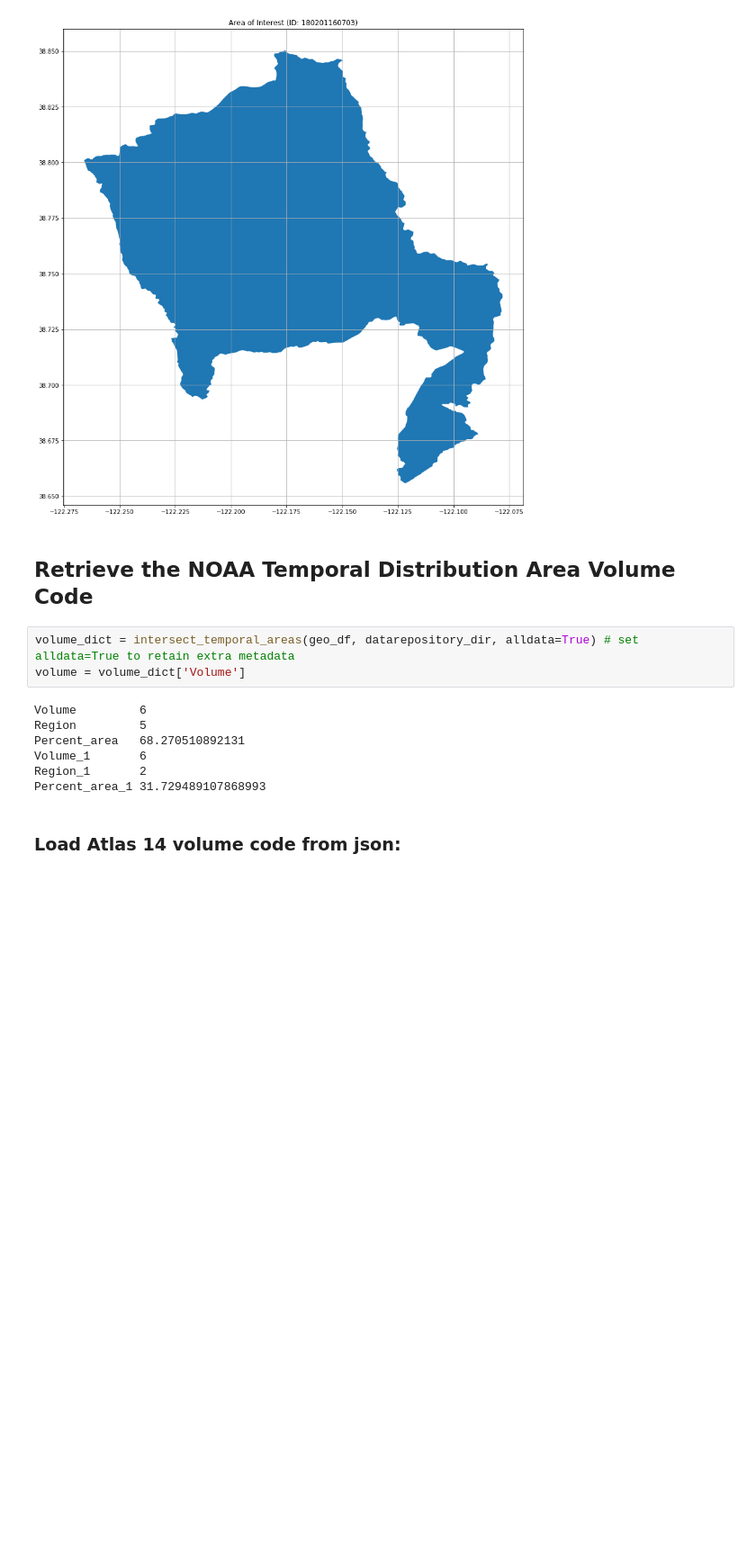
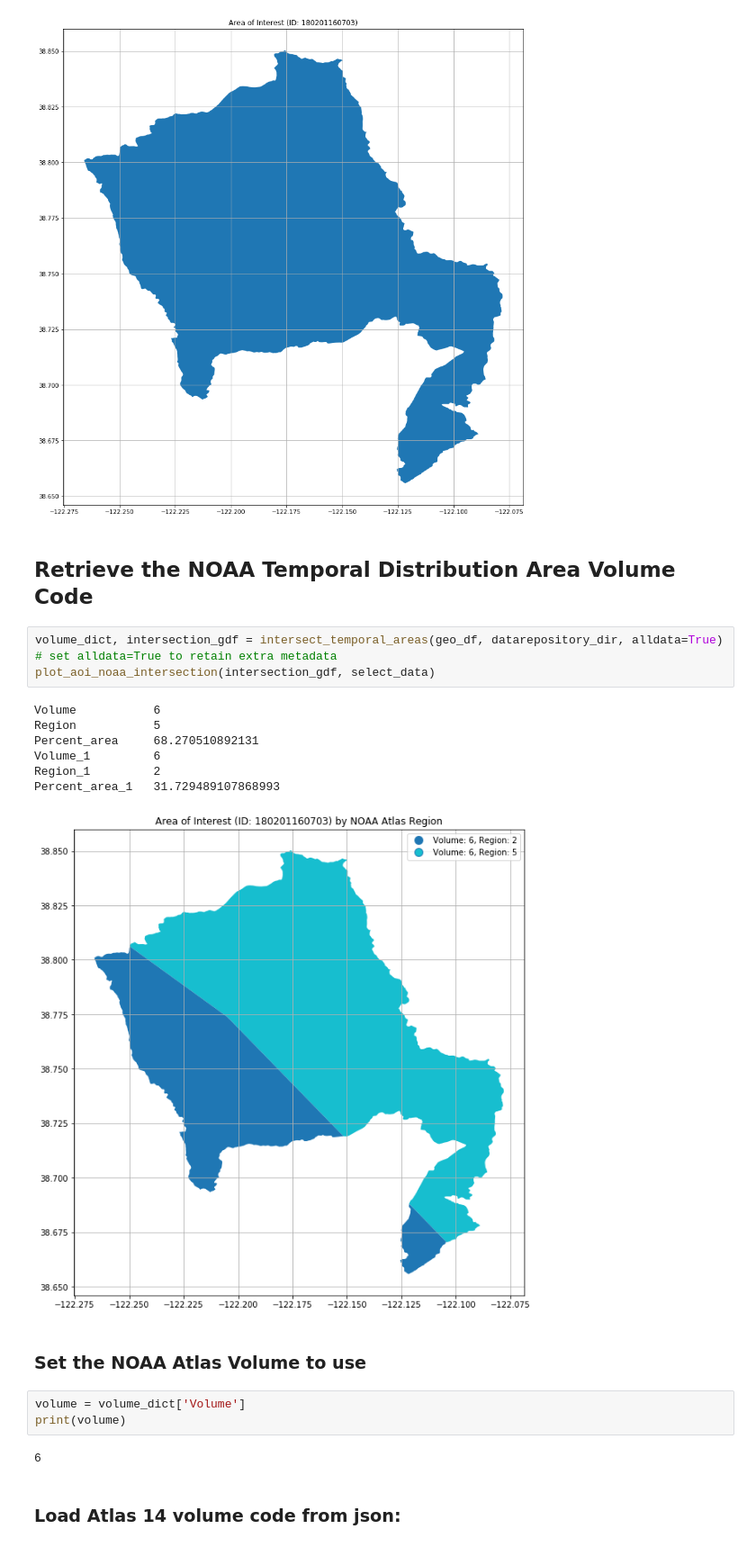
Before and after one commit to Dewberry/pfra-hydromet, a Jupyter notebook: PrecipTable.ipynb, the cells around one changed output. Shown: that part at 90% size. Cells and saved outputs as stored; diff of their text form; blank space fills up the shorter version.

Commit message:
Add plot_aoi_noaa_intersection

```diff
--- a/PrecipTable.ipynb
+++ b/PrecipTable.ipynb
@@ -104,6 +104,6 @@ plot_area_of_interest(geo_df, select_data, gdf_slice_column)
 # %% [markdown]
 ## Retrieve the NOAA Temporal Distribution Area Volume Code
 # %%
-volume_dict = intersect_temporal_areas(geo_df, datarepository_dir, alldata=True) # set alldata=True to retain extra metadata
-volume = volume_dict['Volume']
+volume_dict, intersection_gdf = intersect_temporal_areas(geo_df, datarepository_dir, alldata=True) # set alldata=True to retain extra metadata
+plot_aoi_noaa_intersection(intersection_gdf, select_data)
 # %% [output]
@@ -116,3 +116,11 @@ Percent_area_1 31.729489107868993
+[figure, added]
+# %% [markdown]
+### Set the NOAA Atlas Volume to use
+# %%
+volume = volume_dict['Volume']
+print(volume)
+# %% [output]
+6
 # %% [markdown]
 ### Load Atlas 14 volume code from json:
 # %%
```
Also changed, not shown: parts of 1 cell of this notebook, 1 other file.
